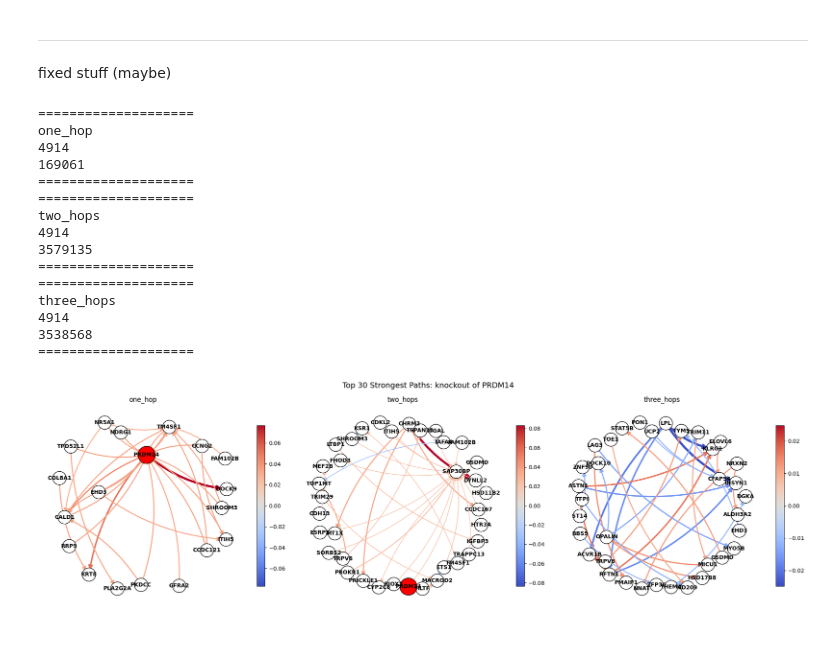
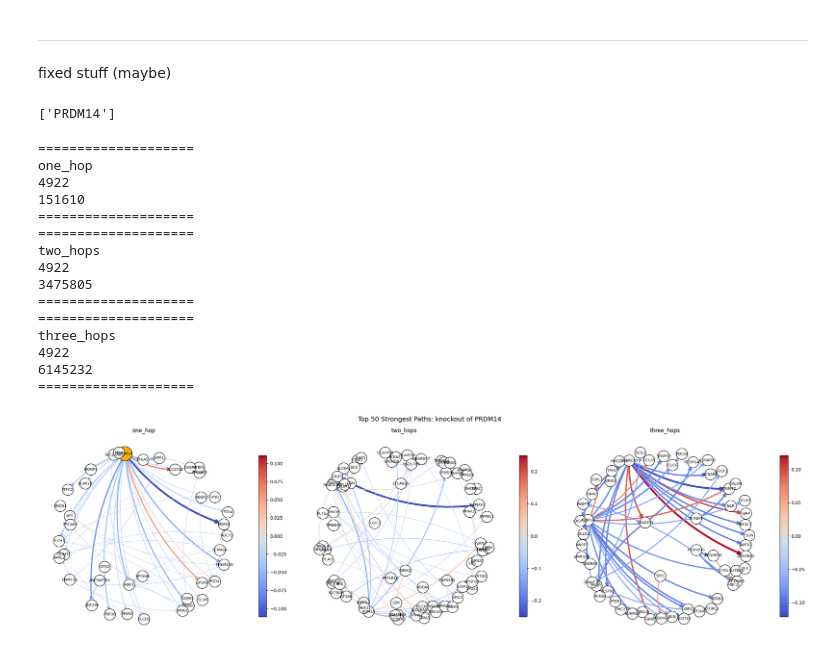
Before and after one commit to MCalabroCode/SPECTRA, a Jupyter notebook: notebooks/spectra_testing.ipynb, the cells around one changed output. Saved outputs shown, nothing was run; the diff lists cells and outputs as text; code cells hidden in the pictures.

Commit message:
new plots

```diff
--- a/notebooks/spectra_testing.ipynb
+++ b/notebooks/spectra_testing.ipynb
@@ -214,7 +211,7 @@ SPECTRA(
 ### **Testing**
 # %%
 # best_model_FUNGI_FAGCN_vcc_final_demntfs7 requires 3 layers
-model.load_state_dict(torch.load("../weights/best_model_reduced_encoder_ytvu7bkt.pth"))
+model.load_state_dict(torch.load("../weights/best_model_vcc_final_o82rh6ko.pth"))
 # %% [output]
 <All keys matched successfully>
 # %%
@@ -254,9 +251,6 @@ View of AnnData object with n_obs × n_vars = 18942 × 4914
 # %%
 real_adata.write('../temp/data/replogle_stuff/replogle_real_adata.h5ad')
 # %%
-with open('../temp/data/vcc_stuff/replogle_real_adata.pkl', 'wb') as f:
-    pickle.dump(real_adata, f)
-
 with open('../temp/data/vcc_stuff/replogle_gene_counts_dict.pkl', 'wb') as f:
     pickle.dump(gene_counts_dict, f)
 # %%
@@ -271,9 +265,6 @@ AnnData object with n_obs × n_vars = 18942 × 4914
     obs: 'target_gene'
 # %%
 adata.write('../data/processed_replogle_dataset.h5ad')
-# %%
-with open('../data/processed_replogle_dataset.pkl', 'wb') as f:
-    pickle.dump(adata, f)
 # %%
 from spectra.evaluation import generate_adata_baseline
 
@@ -592,7 +548,7 @@ if len(subgraph.nodes) > 1:
     pos = nx.spring_layout(clean_subgraph, k=0.8, seed=42)
 
     # Highlight perturbed node in bold RED, targets in muted GRAY
-    node_colors = ["red" if node == perturbed_gene else "white" for node in clean_subgraph.nodes()]
+    node_colors = ["#ffb100" if node == perturbed_gene else "white" for node in clean_subgraph.nodes()]
     node_sizes = [1000 if node == perturbed_gene else 600 for node in clean_subgraph.nodes()]
 
     nx.draw_networkx_nodes(clean_subgraph, pos, node_color=node_colors, node_size=node_sizes, edgecolors='black')
@@ -758,8 +714,10 @@ list_interesting_perturbations = [
     'OCT4'
 ]
 # %%
-intersection = list(set(pred_adata.obs['target_gene'].unique().tolist()) & set(list_interesting_perturbations))
+intersection = list(set(real_adata.obs['target_gene'].unique().tolist()) & set(list_interesting_perturbations))
 print(intersection)
+# %% [output]
+['PRDM14']
 # %%
 def downstream_A_from_alpha(edge_index, alpha, N, edge_weight=None):
     """
@@ -851,7 +809,7 @@ def compute_downstream_path_matrices(model, x, pert):
 from matplotlib import pyplot as plt
 
 minimum_signal = 1e-4
-K_edges = 30
+K_edges = 50
 
 # perturbation to analyze
 target_gene = "PRDM14"
@@ -884,7 +842,7 @@ model.eval()
 A_Agg, _, _ = compute_downstream_path_matrices(model, x, pert)
 
 idx_to_gene = {idx:gene for gene, idx in gene_to_idx.items()}
-fig, axes = plt.subplots(1, 3, figsize=(20, 6))
+fig, axes = plt.subplots(1, 3, figsize=(24, 7))
 fig.suptitle(f'Top {K_edges} Strongest Paths: knockout of {target_gene}', fontsize=14)
 cmap = plt.cm.coolwarm
 
@@ -941,11 +899,11 @@ for i, current_hop in enumerate(A_Agg.keys()):
             clean_subgraph.add_edge(u, v, weight=w, abs_weight=abs_w)
 
         # Visualization Setup
-        pos = nx.spring_layout(clean_subgraph, k=0.7, seed=42)
-        node_colors = ["red" if node == target_gene else "white" for node in clean_subgraph.nodes()]
+        pos = nx.spring_layout(clean_subgraph, k=0.2, iterations=60, seed=42)
+        node_colors = ["#ffb100" if node == target_gene else "white" for node in clean_subgraph.nodes()]
         node_sizes = [1000 if node == target_gene else 600 for node in clean_subgraph.nodes()]
         nx.draw_networkx_nodes(clean_subgraph, pos, ax=axes[i], node_color=node_colors, node_size=node_sizes, edgecolors='black')
-        nx.draw_networkx_labels(clean_subgraph, pos, ax=axes[i], font_size=10, font_weight="bold")
+        nx.draw_networkx_labels(clean_subgraph, pos, ax=axes[i], font_size=8)
 
         # dynamic edge syling
         signed_weights = [w for _, _, w, _ in top_edges]
@@ -964,37 +922,37 @@ for i, current_hop in enumerate(A_Agg.keys()):
             edge_vmin=vmin,    # Locks the bottom of the colormap to the negative max
             edge_vmax=vmax,    # Locks the top of the colormap to the positive max
             arrowsize=15,
             connectionstyle='arc3,rad=0.15' # Increased curve to separate bidirectional arrows
         )
 
         # Add Colorbar matched to the diverging scale
         sm = plt.cm.ScalarMappable(cmap=cmap, norm=plt.Normalize(vmin=vmin, vmax=vmax))
         sm.set_array([])
         #cbar = plt.colorbar(sm, ax=plt.gca(), shrink=0.8)
         fig.colorbar(sm, ax=axes[i], shrink=0.8)
         axes[i].set_title(f"{current_hop}")
         #cbar.set_label("Attention Flow (Blue = Negative, Red = Positive)", fontsize=12)
 
         axes[i].set_axis_off()
     else:
         print("Not enough local downstream nodes found.")
 
 plt.tight_layout()
 plt.show()
 # %% [output]
 ====================
 one_hop
-4914
-169061
+4922
+151610
 ====================
 ====================
 two_hops
-4914
-3579135
+4922
+3475805
 ====================
 ====================
 three_hops
-4914
-3538568
+4922
+6145232
 ====================
-[figure, old version]
+[figure, new version]
```
Also changed, not shown: parts of 24 cells of this notebook, 6 other files.
